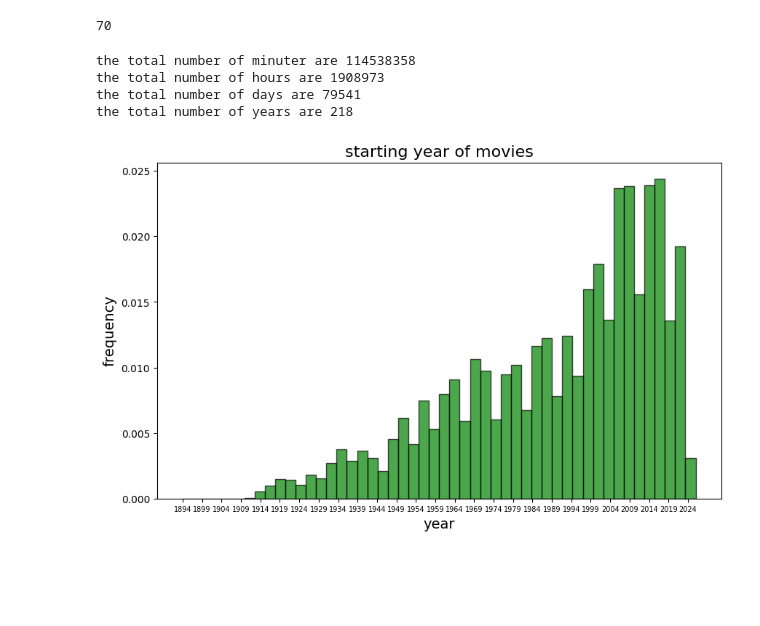
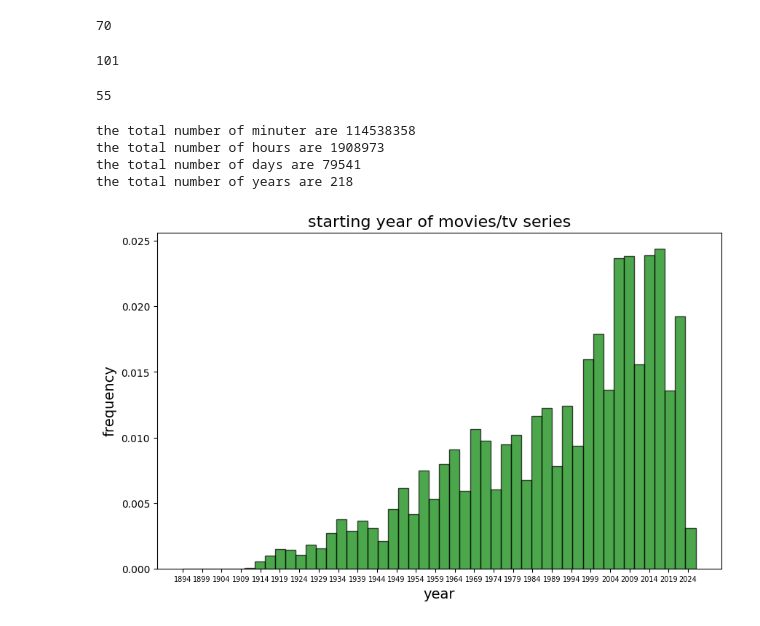
Before and after one commit to depa-tto/Python-project-exam, a Jupyter notebook: Py_project_DePatto.ipynb, the cells around one changed output. Drawn from its saved outputs; the diff is of its cells as text; code cells hidden in the pictures; blank space fills up the shorter version.

```diff
--- a/Py_project_DePatto.ipynb
+++ b/Py_project_DePatto.ipynb
@@ -74,6 +60,14 @@ round(np.mean(birth))
 70
 # %%
 minutes_runtimes = game_set['minutes_runtimes'].to_numpy()
+# %%
+round(np.mean(movies['minutes_runtimes']))
+# %% [output]
+101
+# %%
+round(np.mean(tv_series['minutes_runtimes']))
+# %% [output]
+55
 # %%
 total_minutes = np.sum(minutes_runtimes)
 total_hours = round(np.divide(total_minutes, 60))
@@ -92,14 +86,14 @@ the total number of years are 218
 # %%
 plt.figure(figsize=(10, 6))
 plt.hist(game_set['start_year'], bins=50, color='green', alpha=0.7, edgecolor='black', density=True)
-plt.title('starting year of movies', fontsize=16)
+plt.title('starting year of movies/tv series', fontsize=16)
 plt.xlabel('year', fontsize=14)
 plt.ylabel('frequency', fontsize=14)
 plt.xticks(np.arange(game_set['start_year'].min(), game_set['start_year'].max(), step=5), fontsize=7)
 plt.grid(False)
 plt.show()
 # %% [output]
-[figure, old version]
+[figure, new version]
 # %%
 profession_counts = Counter(game_set['first_profession'])
 
```
Also changed, not shown: parts of 10 cells of this notebook, 2 other files.
